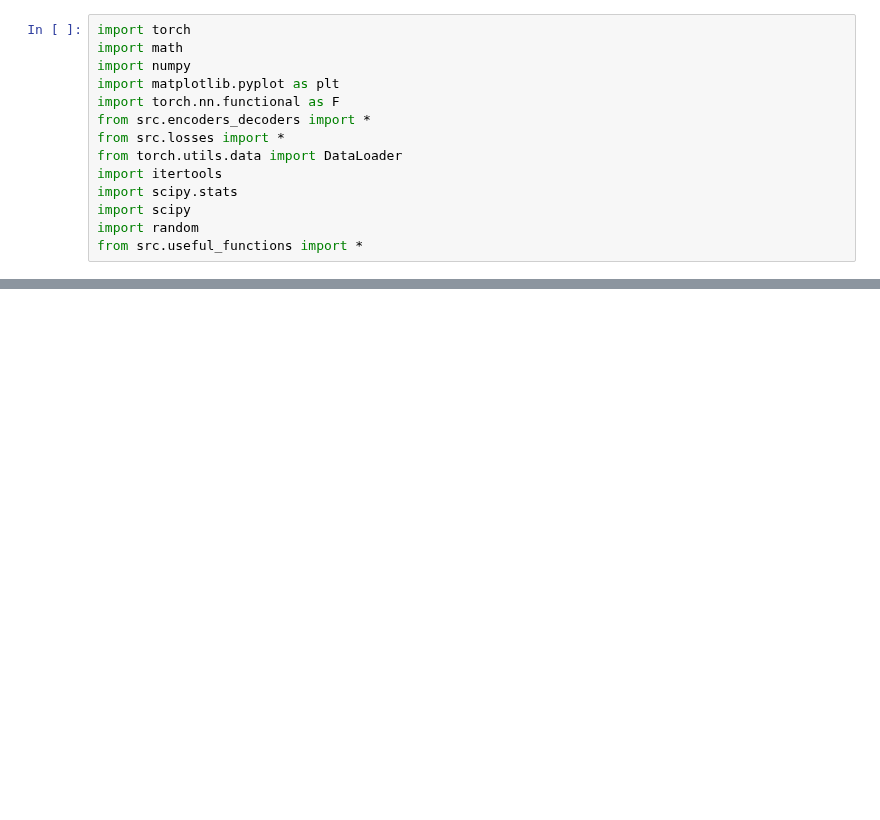
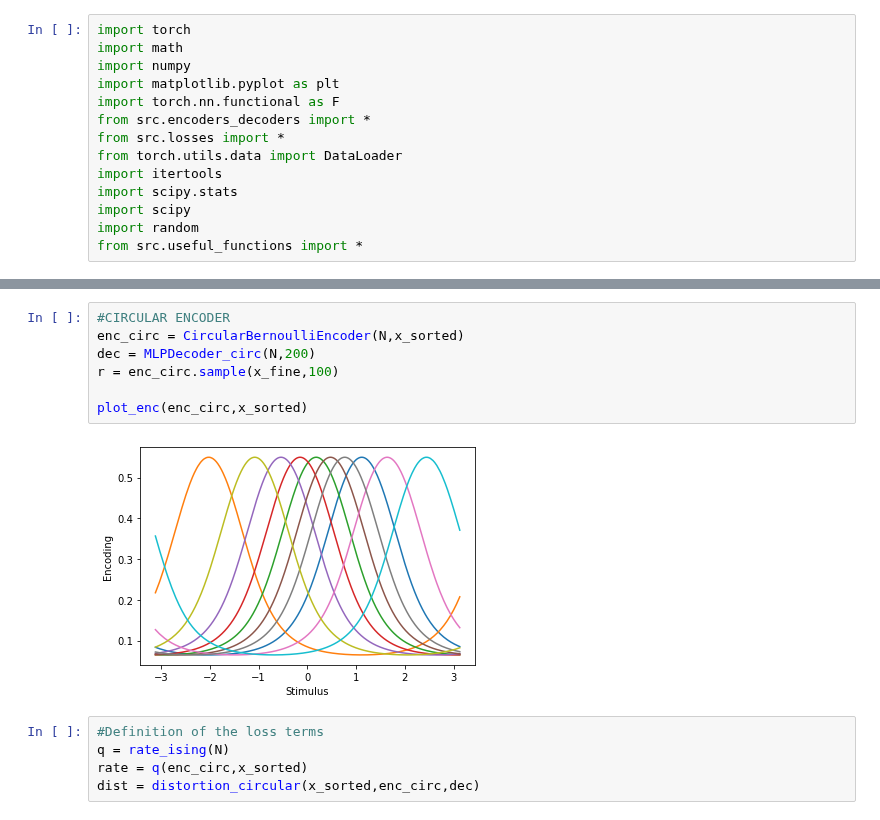
Before and after one commit to simonebmalerba/neural_VAE, a Jupyter notebook: ISING prior/Pre-trained_dec.ipynb, the cells around one changed output, grey strips where cells are left out. Cells and saved outputs as stored; diff of their text form; blank space fills up the shorter version.

```diff
--- a/ISING prior/Pre-trained_dec.ipynb
+++ b/ISING prior/Pre-trained_dec.ipynb
@@ -317,0 +45,14 @@ x_samples = torch.squeeze(x_samples)
+# %%
+#CIRCULAR ENCODER
+enc_circ = CircularBernoulliEncoder(N,x_sorted)
+dec = MLPDecoder_circ(N,200)
+r = enc_circ.sample(x_fine,100)
+
+plot_enc(enc_circ,x_sorted)
+# %% [output]
+[figure, added]
+# %%
+#Definition of the loss terms
+q = rate_ising(N)
+rate = q(enc_circ,x_sorted)
+dist = distortion_circular(x_sorted,enc_circ,dec)
```
Also changed, not shown: parts of 44 cells of this notebook, 6 other files.
